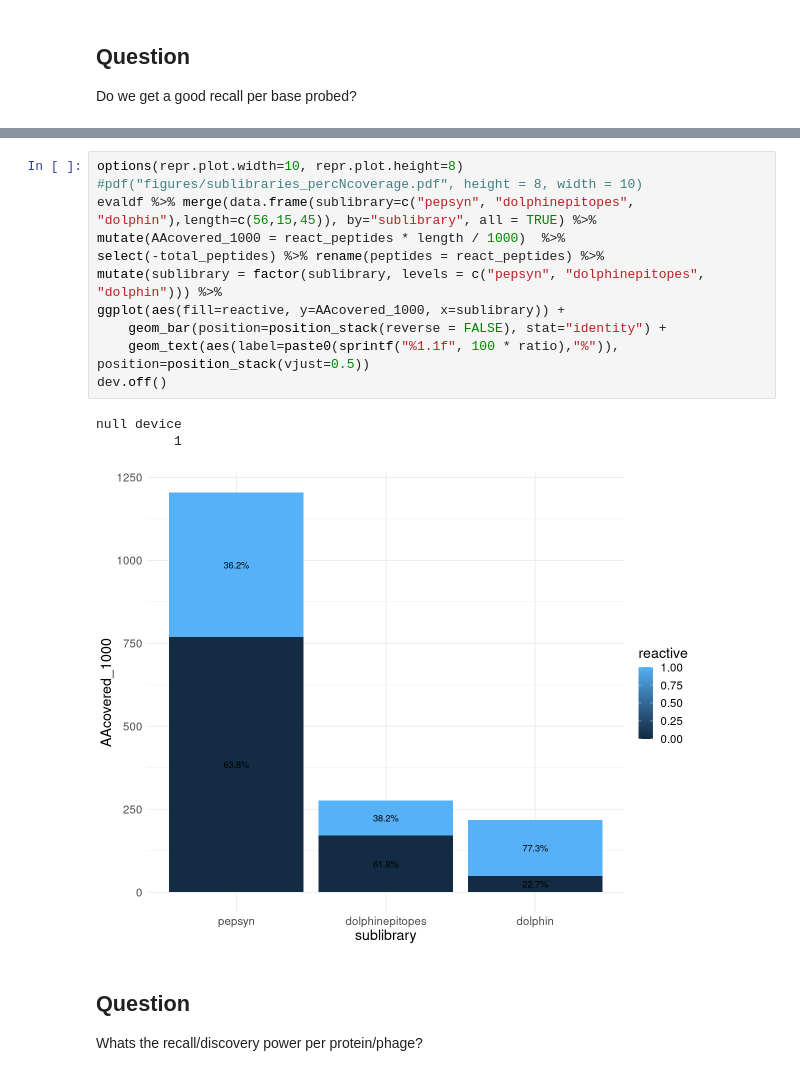
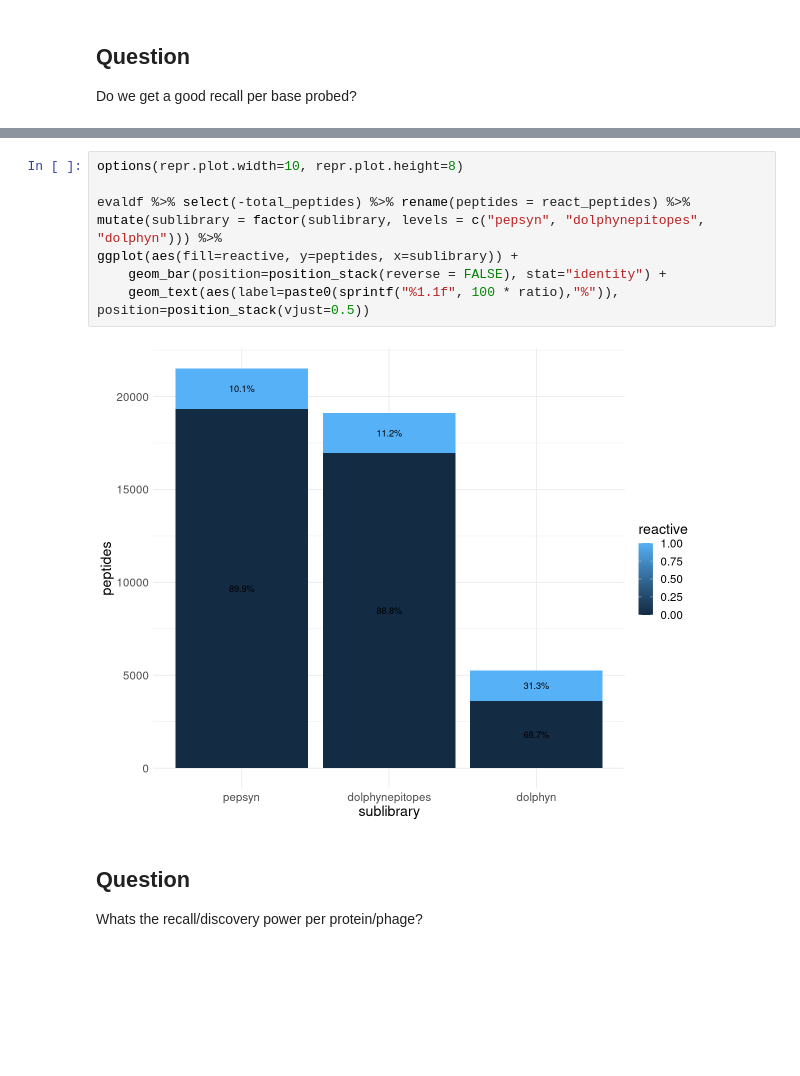
Before and after one commit to kepsi/Dolphyn, a Jupyter notebook: Manuscript Analyses/pepsynVSdolphyn.ipynb, the cells around one changed output, grey strips where cells are left out. Drawn from its saved outputs; the diff is of its cells as text; blank space fills up the shorter version.

Commit message:
script and data cleanup almost complete

```diff
--- a/Manuscript Analyses/pepsynVSdolphyn.ipynb
+++ b/Manuscript Analyses/pepsynVSdolphyn.ipynb
@@ -119,18 +32,13 @@ ggplot(aes(fill=reactive, y=peptides, x=sublibrary)) +
 # %%
 options(repr.plot.width=10, repr.plot.height=8)
-#pdf("figures/sublibraries_percNcoverage.pdf", height = 8, width = 10)
-evaldf %>% merge(data.frame(sublibrary=c("pepsyn", "dolphinepitopes", "dolphin"),length=c(56,15,45)), by="sublibrary", all = TRUE) %>%
-mutate(AAcovered_1000 = react_peptides * length / 1000)  %>%
-select(-total_peptides) %>% rename(peptides = react_peptides) %>%
-mutate(sublibrary = factor(sublibrary, levels = c("pepsyn", "dolphinepitopes", "dolphin"))) %>%
-ggplot(aes(fill=reactive, y=AAcovered_1000, x=sublibrary)) +
+
+evaldf %>% select(-total_peptides) %>% rename(peptides = react_peptides) %>%
+mutate(sublibrary = factor(sublibrary, levels = c("pepsyn", "dolphynepitopes", "dolphyn"))) %>%
+ggplot(aes(fill=reactive, y=peptides, x=sublibrary)) +
     geom_bar(position=position_stack(reverse = FALSE), stat="identity") +
     geom_text(aes(label=paste0(sprintf("%1.1f", 100 * ratio),"%")), position=position_stack(vjust=0.5))
-dev.off()
 # %% [output]
-null device
-          1
-[figure, old version]
+[figure, new version]
 # %% [markdown]
 ## Question
 
```
Also changed, not shown: parts of 34 cells of this notebook, 8 other files.
